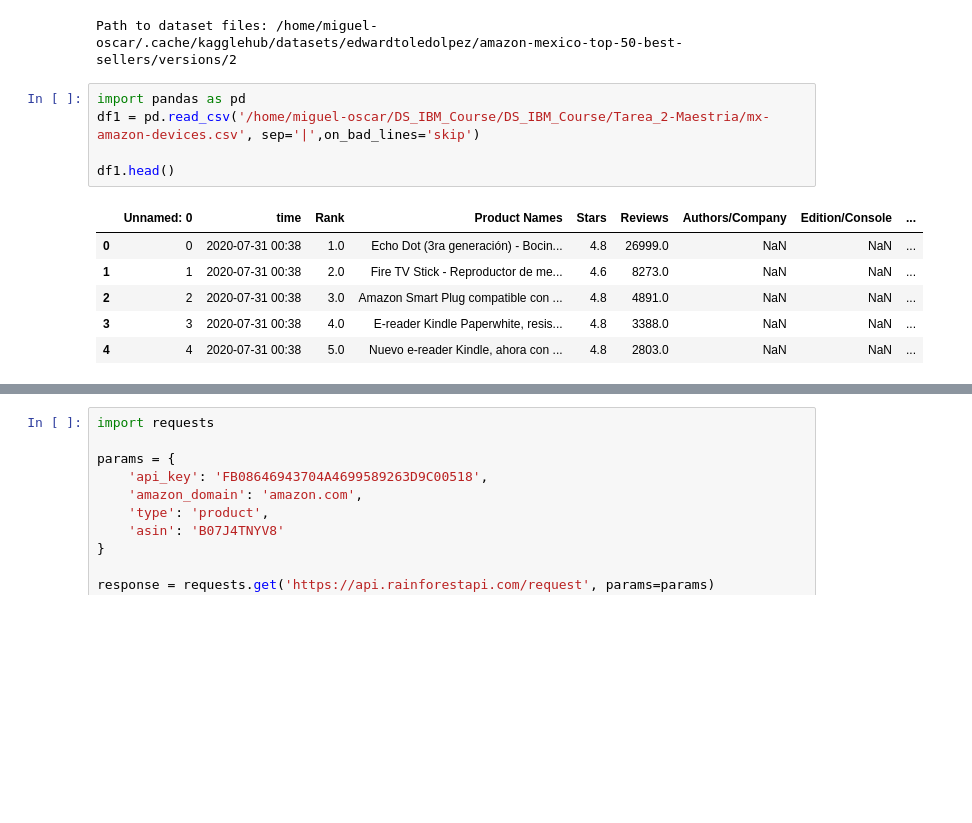
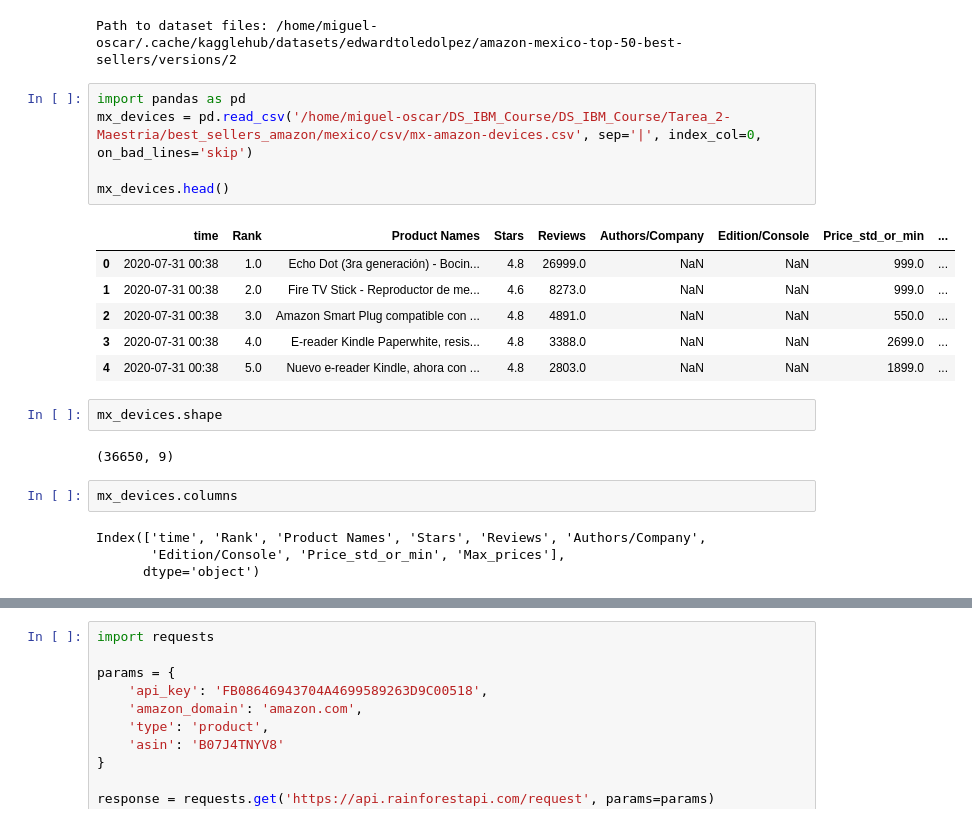
Before and after one commit to MiguelOscar4515/Tarea_2-Maestria, a Jupyter notebook: datasets_amazon.ipynb, the cells around one changed output, grey strips where cells are left out. Saved outputs shown, nothing was run; the diff lists cells and outputs as text; blank space fills up the shorter version.

Commit message:
Proceso EDA de mx-amazon-devices.csv, perteneciente al dataset Amazon Best Sellers

```diff
--- a/datasets_amazon.ipynb
+++ b/datasets_amazon.ipynb
@@ -64,13 +172,23 @@ print("Path to dataset files:", path)
 Path to dataset files: /home/miguel-oscar/.cache/kagglehub/datasets/edwardtoledolpez/amazon-mexico-top-50-best-sellers/versions/2
 # %%
 import pandas as pd
-df1 = pd.read_csv('/home/miguel-oscar/DS_IBM_Course/DS_IBM_Course/Tarea_2-Maestria/mx-amazon-devices.csv', sep='|',on_bad_lines='skip')
+mx_devices = pd.read_csv('/home/miguel-oscar/DS_IBM_Course/DS_IBM_Course/Tarea_2-Maestria/best_sellers_amazon/mexico/csv/mx-amazon-devices.csv', sep='|', index_col=0, on_bad_lines='skip')
 
-df1.head()
+mx_devices.head()
 # %% [output]
-|  | Unnamed: 0 | time | Rank | Product Names | Stars | Reviews | Authors/Company | Edition/Console | ... |
-| 0 | 0 | 2020-07-31 00:38 | 1.0 | Echo Dot (3ra generación) - Bocin... | 4.8 | 26999.0 | NaN | NaN | ... |
-| 1 | 1 | 2020-07-31 00:38 | 2.0 | Fire TV Stick - Reproductor de me... | 4.6 | 8273.0 | NaN | NaN | ... |
-| 2 | 2 | 2020-07-31 00:38 | 3.0 | Amazon Smart Plug compatible con ... | 4.8 | 4891.0 | NaN | NaN | ... |
-| 3 | 3 | 2020-07-31 00:38 | 4.0 | E-reader Kindle Paperwhite, resis... | 4.8 | 3388.0 | NaN | NaN | ... |
-| 4 | 4 | 2020-07-31 00:38 | 5.0 | Nuevo e-reader Kindle, ahora con ... | 4.8 | 2803.0 | NaN | NaN | ... |
+|  | time | Rank | Product Names | Stars | Reviews | Authors/Company | Edition/Console | Price_std_or_min | ... |
+| 0 | 2020-07-31 00:38 | 1.0 | Echo Dot (3ra generación) - Bocin... | 4.8 | 26999.0 | NaN | NaN | 999.0 | ... |
+| 1 | 2020-07-31 00:38 | 2.0 | Fire TV Stick - Reproductor de me... | 4.6 | 8273.0 | NaN | NaN | 999.0 | ... |
+| 2 | 2020-07-31 00:38 | 3.0 | Amazon Smart Plug compatible con ... | 4.8 | 4891.0 | NaN | NaN | 550.0 | ... |
+| 3 | 2020-07-31 00:38 | 4.0 | E-reader Kindle Paperwhite, resis... | 4.8 | 3388.0 | NaN | NaN | 2699.0 | ... |
+| 4 | 2020-07-31 00:38 | 5.0 | Nuevo e-reader Kindle, ahora con ... | 4.8 | 2803.0 | NaN | NaN | 1899.0 | ... |
+# %%
+mx_devices.shape
+# %% [output]
+(36650, 9)
+# %%
+mx_devices.columns
+# %% [output]
+Index(['time', 'Rank', 'Product Names', 'Stars', 'Reviews', 'Authors/Company',
+       'Edition/Console', 'Price_std_or_min', 'Max_prices'],
+      dtype='object')
```
Also changed, not shown: parts of 34 cells of this notebook, 2 other files.
